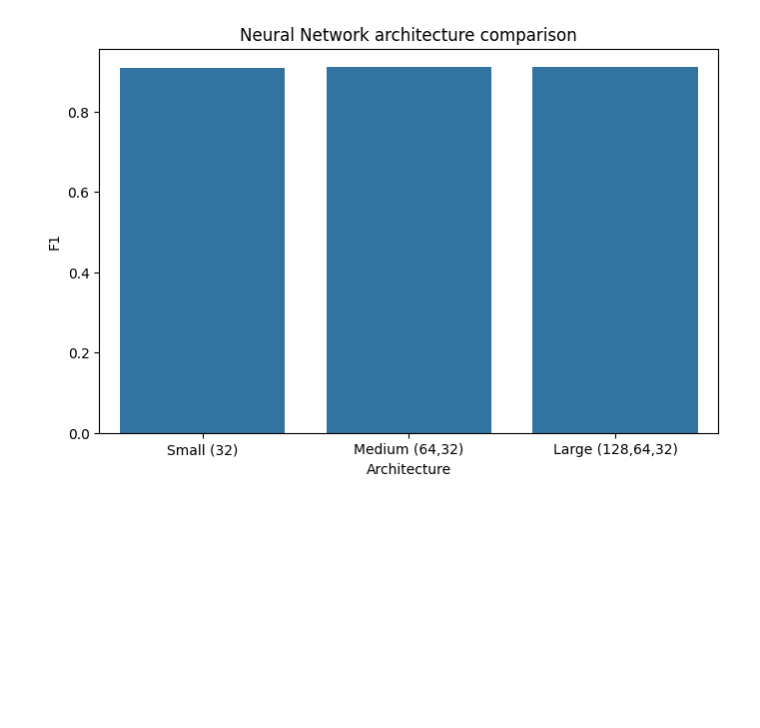
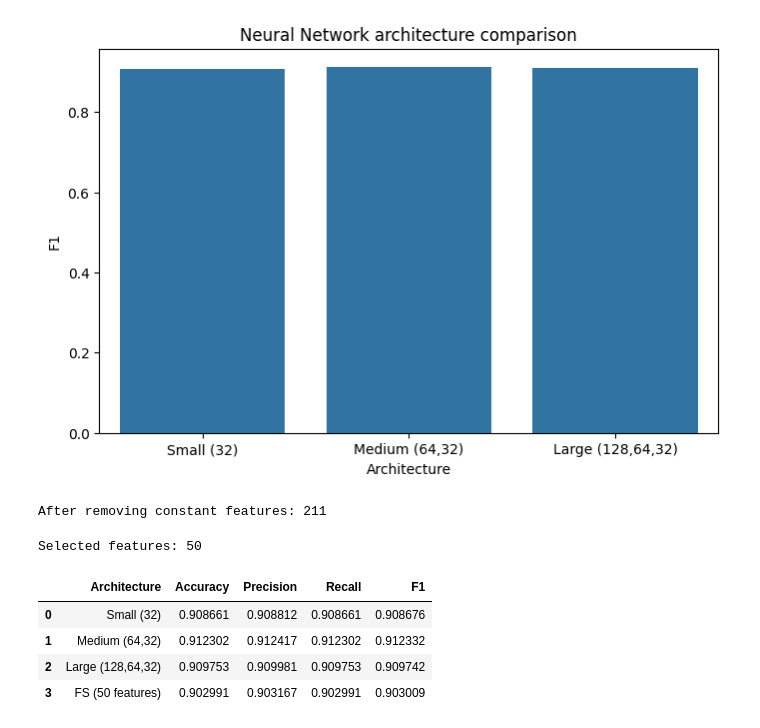
Before and after one commit to ErinaTernava/AutoValue, a Jupyter notebook: notebooks/neural_networks.ipynb, the cells around one changed output. Cells and saved outputs as stored; diff of their text form; code cells hidden in the pictures; blank space fills up the shorter version.

```diff
--- a/notebooks/neural_networks.ipynb
+++ b/notebooks/neural_networks.ipynb
@@ -169,3 +170,21 @@ plt.title("Neural Network architecture comparison")
 plt.show()
 # %% [output]
 [figure]
+# %%
+vt = VarianceThreshold(threshold=0.0)
+
+X_train_vt = vt.fit_transform(X_train)
+X_test_vt = vt.transform(X_test)
+
+print("After removing constant features:", X_train_vt.shape[1])
+# %% [output]
+After removing constant features: 211
+# %%
+selector = SelectKBest(score_func=f_classif, k=50)
+
+X_train_fs = selector.fit_transform(X_train_vt, y_train)
+X_test_fs = selector.transform(X_test_vt)
+
+print("Selected features:", X_train_fs.shape[1])
+# %% [output]
+Selected features: 50
@@ -171,0 +201,17 @@ plt.show()
+# %%
+results.append({
+    "Architecture": "FS (50 features)",
+    "Accuracy": accuracy_score(y_test, pred_fs),
+    "Precision": precision_score(y_test, pred_fs, average='weighted'),
+    "Recall": recall_score(y_test, pred_fs, average='weighted'),
+    "F1": f1_score(y_test, pred_fs, average='weighted'),
+})
+
+results_df = pd.DataFrame(results)
+results_df
+# %% [output]
+|  | Architecture | Accuracy | Precision | Recall | F1 |
+| 0 | Small (32) | 0.908661 | 0.908812 | 0.908661 | 0.908676 |
+| 1 | Medium (64,32) | 0.912302 | 0.912417 | 0.912302 | 0.912332 |
+| 2 | Large (128,64,32) | 0.909753 | 0.909981 | 0.909753 | 0.909742 |
+| 3 | FS (50 features) | 0.902991 | 0.903167 | 0.902991 | 0.903009 |
```
Also changed, not shown: parts of 12 cells of this notebook.
